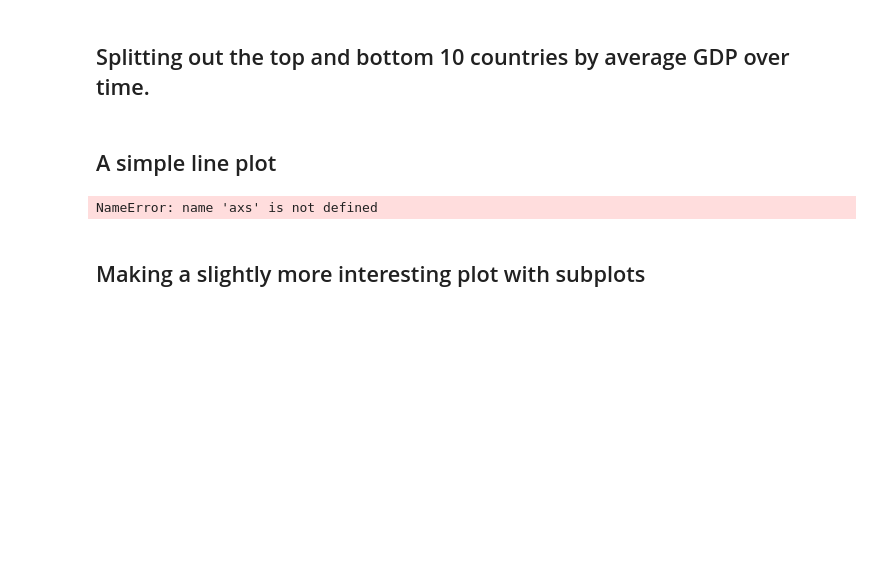
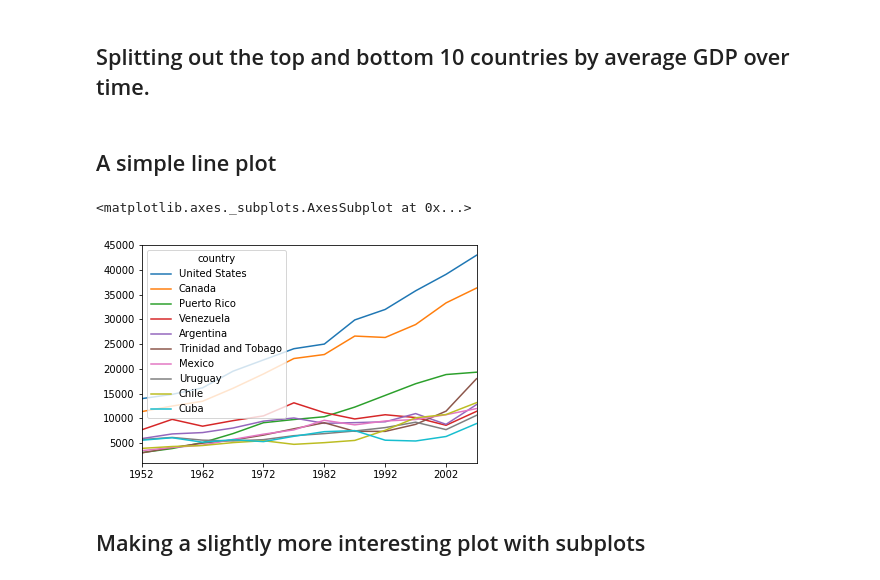
Before and after one commit to halexand/2020-swc-python, a Jupyter notebook: Gap-Minder-Plots.ipynb, the cells around one changed output. Saved outputs shown, nothing was run; the diff lists cells and outputs as text; code cells hidden in the pictures; blank space fills up the shorter version.

```diff
--- a/Gap-Minder-Plots.ipynb
+++ b/Gap-Minder-Plots.ipynb
@@ -25,9 +25,10 @@ am_b10_df = americas_df.loc[bottom_10] #create a new df with just those countrie
 ## A simple line plot
 # %%
 
-am_t10_df.T.plot(kind='line', ax = axs[0])
+am_t10_df.T.plot(kind='line')
 # %% [output]
-NameError: name 'axs' is not defined
+<matplotlib.axes._subplots.AxesSubplot at 0x...>
+[figure, added]
 # %% [markdown]
 ## Making a slightly more interesting plot with subplots
 # %%
```
Also changed, not shown: parts of 4 cells of this notebook.
